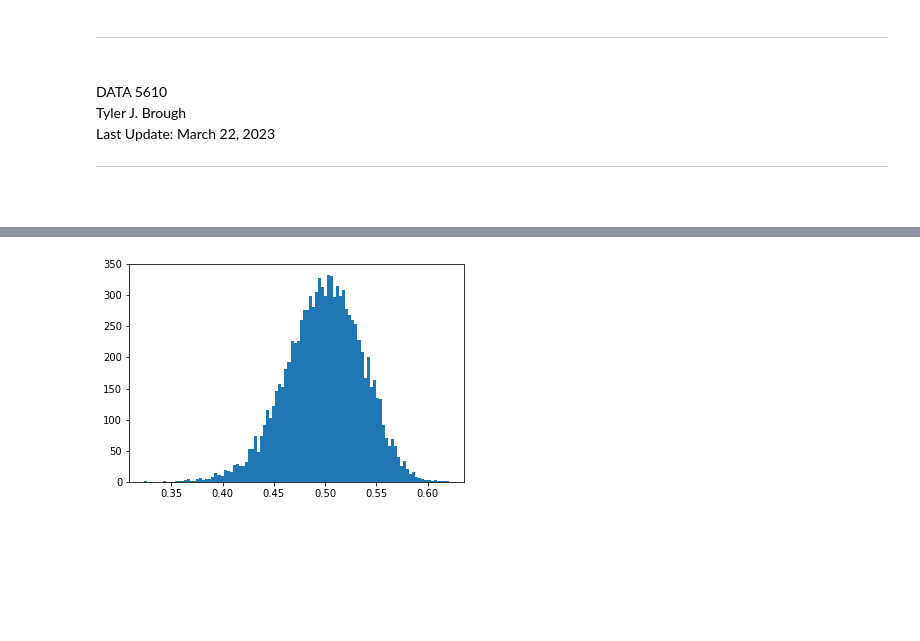
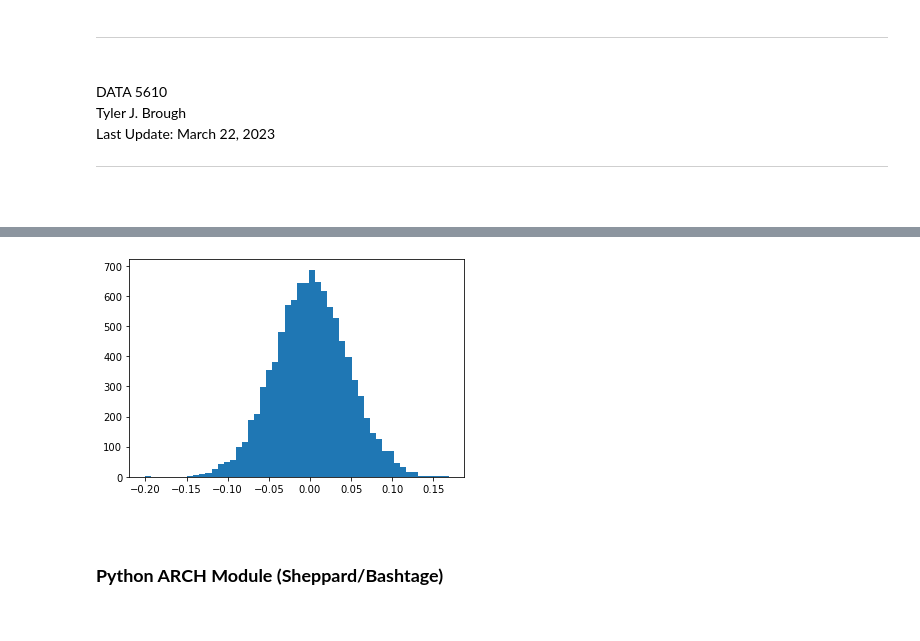
Before and after one commit to broughtj/DATA5610-SP22, a Jupyter notebook: Notebooks/Time-Series/StationaryBootstrap.ipynb, the cells around one changed output, grey strips where cells are left out. Saved outputs shown, nothing was run; the diff lists cells and outputs as text; code cells hidden in the pictures; blank space fills up the shorter version.

```diff
--- a/Notebooks/Time-Series/StationaryBootstrap.ipynb
+++ b/Notebooks/Time-Series/StationaryBootstrap.ipynb
@@ -39,12 +76,12 @@ def stationaryBootstrap(numObs, numReps, blockSize):
 
     return indices
 # %%
-def simulateAR1(numObs = 100, theta = 0.5):
-    y = np.empty(numObs)
-    u = np.random.normal(size=numObs)
+def SimulateAR1(numobs = 100, phi = 0.5):
+    y = np.empty(numobs)
+    u = np.random.normal(size=numobs)
     y[0] = u[0] * np.random.normal(size=1)
 
-    for t in range(1, numObs):
-        y[t] = theta * y[t-1] + u[t]
+    for t in range(1, numobs):
+        y[t] = phi * y[t-1] + u[t]
 
     return y
@@ -51,22 +94,21 @@ def simulateAR1(numObs = 100, theta = 0.5):
 # %%
 ## Main
-np.random.seed(seed=123456)
-yraw = simulateAR1(numObs = 500)
 
-numObs = yraw.shape[0]
-numReps = 10000
-blockSize = 20
-values = np.empty(numReps)
-ii = stationaryBootstrap(numObs, numReps, blockSize)
+yraw = SimulateAR1(numobs = 500)
 
-for b in range(numReps):
+numobs = yraw.shape[0]
+numreps = 10000
+block = 1
+values = np.empty(numreps)
+ii = StationaryBootstrap(numobs, numreps, block)
+
+for b in range(numreps):
     yart = yraw[ii[b]]
     y = yart[1:]
     x = yart[0:-1]
     reg = LinearRegression(fit_intercept=False)
-    reg.fit(x.reshape(numObs-1,1), y.reshape(numObs-1,1))
+    reg.fit(x.reshape(numobs-1,1), y.reshape(numobs-1,1))
     values[b] = reg.coef_[0][0]
-
 
 mu = np.round(np.mean(values), 2)
 sigma = np.round(np.std(values, ddof=1), 2)
@@ -77,4 +119,10 @@ mu, sigma
 # %%
-plt.hist(values, bins=100);
+plt.hist(values, bins=50);
 # %% [output]
-[figure, old version]
+[figure, new version]
+# %% [markdown]
+<br>
+
+### __Python ARCH Module (Sheppard/Bashtage)__
+
+<br>
```
Also changed, not shown: parts of 19 cells of this notebook, 15 other files.
